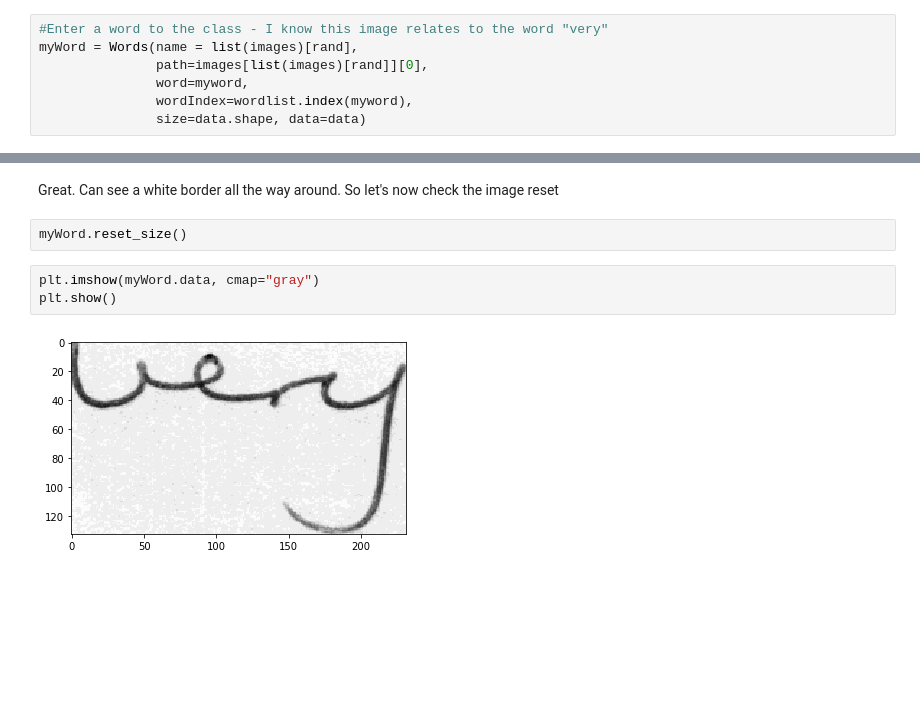
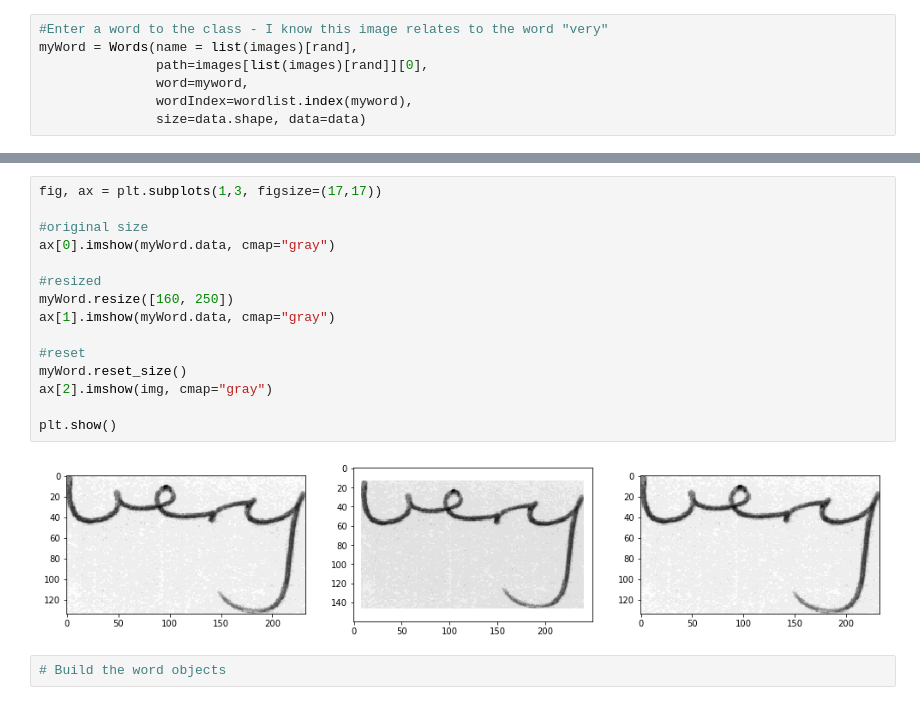
Before and after one commit to jamescrosbie/Handwritten-word-recognnition, a Jupyter notebook: HandwrittenWordsClassification.ipynb, the cells around one changed output, grey strips where cells are left out. Drawn from its saved outputs; the diff is of its cells as text; blank space fills up the shorter version.

```diff
--- a/HandwrittenWordsClassification.ipynb
+++ b/HandwrittenWordsClassification.ipynb
@@ -190,9 +181,19 @@ plt.show()
-# %% [markdown]
-Great.  Can see a white border all the way around.  So let's now check the image reset
-# %%
-myWord.reset_size()
-# %%
-plt.imshow(myWord.data, cmap="gray")
-plt.show()
-# %% [output]
-[figure, removed]
+# %%
+fig, ax = plt.subplots(1,3, figsize=(17,17))
+
+#original size
+ax[0].imshow(myWord.data, cmap="gray")
+
+#resized
+myWord.resize([160, 250])
+ax[1].imshow(myWord.data, cmap="gray")
+
+#reset
+myWord.reset_size()
+ax[2].imshow(img, cmap="gray")
+
+plt.show()
+# %% [output]
+[figure, added]
+# %%
+# Build the word objects
```
Also changed, not shown: parts of 19 cells of this notebook.
